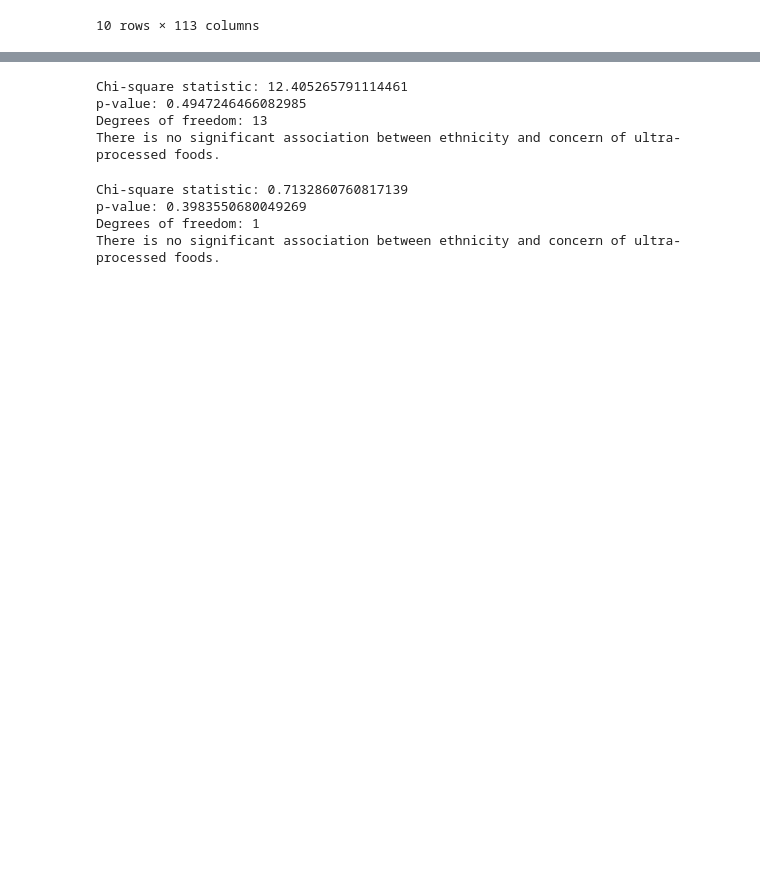
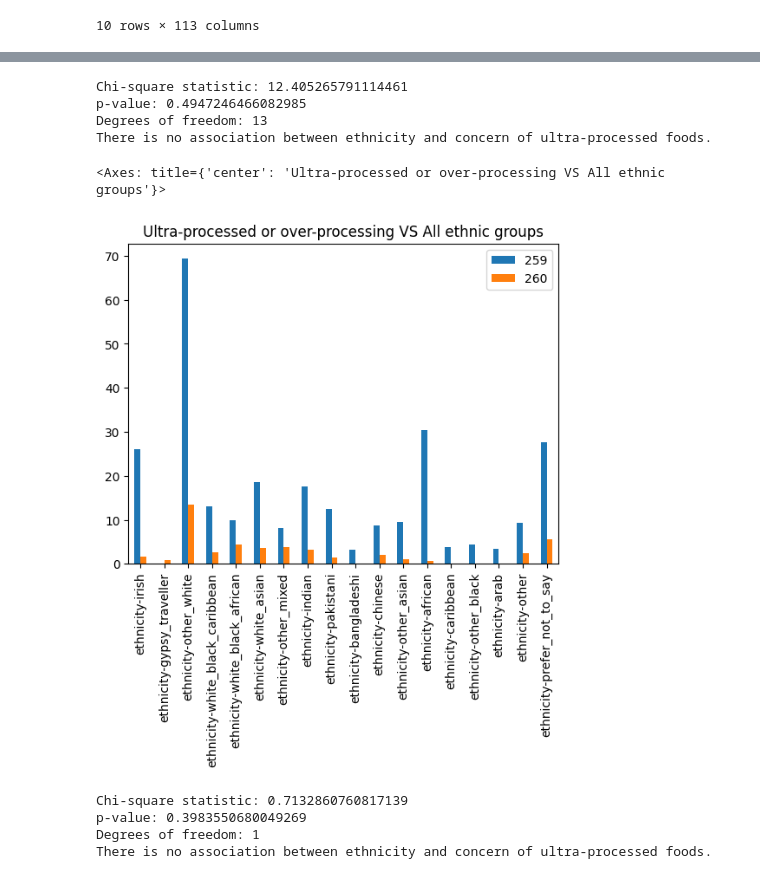
Before and after one commit to mysteryvishal/cpst-analysis, a Jupyter notebook: fsa_analysis.ipynb, the cells around one changed output, grey strips where cells are left out. Saved outputs shown, nothing was run; the diff lists cells and outputs as text; code cells hidden in the pictures; blank space fills up the shorter version.

```diff
--- a/fsa_analysis.ipynb
+++ b/fsa_analysis.ipynb
@@ -219,22 +247,28 @@ print("Degrees of freedom:", dof)
 # analysing the results
 alpha = 0.05
 if p_value < alpha:
-    print("There is a significant association between ethnicity and concern of ultra-processed foods.")
+    print("There is an association between ethnicity and concern of ultra-processed foods.")
 else:
-    print("There is no significant association between ethnicity and concern of ultra-processed foods.")
+    print("There is no association between ethnicity and concern of ultra-processed foods.")
 # %% [output]
 Chi-square statistic: 12.405265791114461
 p-value: 0.4947246466082985
 Degrees of freedom: 13
-There is no significant association between ethnicity and concern of ultra-processed foods.
+There is no association between ethnicity and concern of ultra-processed foods.
+# %%
+ethnicity_upf.iloc[-2:,:].T.drop(['question_answer', 'ethnicity-en_wal_sct_ni_br'], axis=0).plot(kind='bar', title='Ultra-processed or over-processing VS All ethnic groups')
+# %% [output]
+<Axes: title={'center': 'Ultra-processed or over-processing VS All ethnic groups'}>
+[figure, added]
 # %%
 ethnicity = df[['question_answer']+[col for col in df.columns if 'eth_sum' in col]]
 
 ethnicity_upf = find_qrange(ethnicity, 'Q12_14. Ultra-processed, or over-processing of food', 10).replace('-',np.nan)
-ethnicity_upf
 
+# filter for the relevant answers and drop the columns with missing values
 awareness = ethnicity_upf[ethnicity_upf['question_answer'].isin(['Net: Unconcerned', 'Net: Concerned'])].dropna(axis=1)
 
+# chi-square test
 chi2, p_value, dof, expected = chi2_contingency(awareness.T.drop('question_answer', axis=0))
 
 # print the results
@@ -245,11 +279,11 @@ print("Degrees of freedom:", dof)
 # analysing the results
 alpha = 0.05
 if p_value < alpha:
-    print("There is a significant association between ethnicity and concern of ultra-processed foods.")
+    print("There is an association between ethnicity and concern of ultra-processed foods.")
 else:
-    print("There is no significant association between ethnicity and concern of ultra-processed foods.")
+    print("There is no association between ethnicity and concern of ultra-processed foods.")
 # %% [output]
 Chi-square statistic: 0.7132860760817139
 p-value: 0.3983550680049269
 Degrees of freedom: 1
-There is no significant association between ethnicity and concern of ultra-processed foods.
+There is no association between ethnicity and concern of ultra-processed foods.
```
Also changed, not shown: parts of 13 cells of this notebook, 2 other files.
